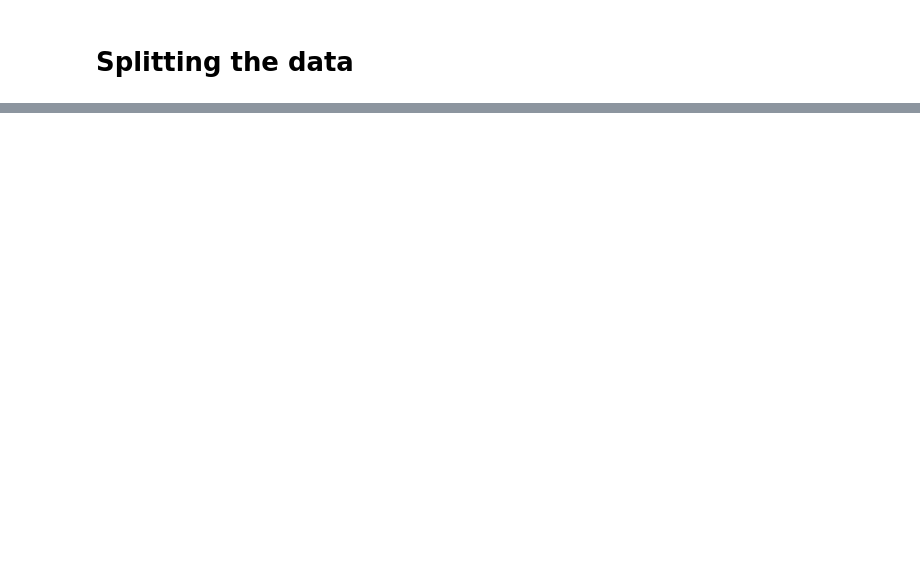
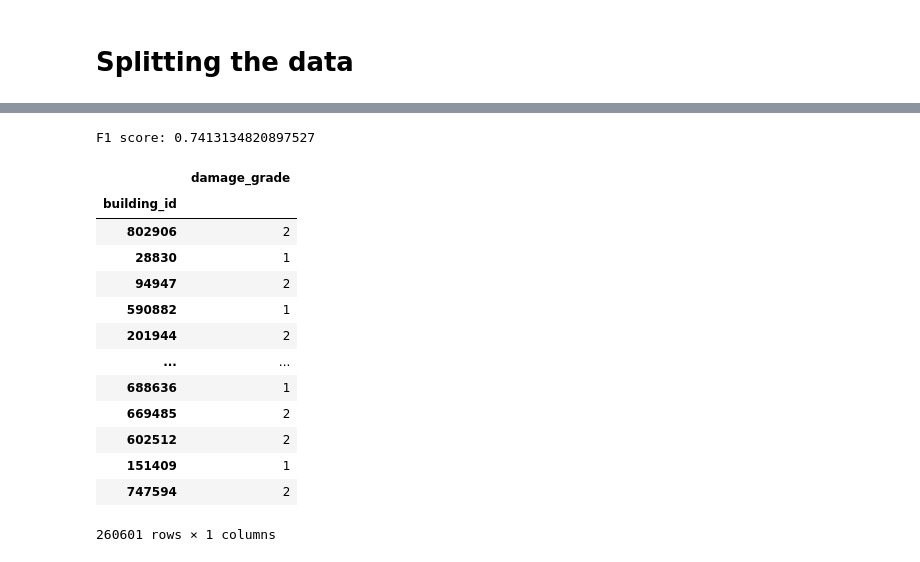
Before and after one commit to adamjasinski/richter-predictor, a Jupyter notebook: explore/explore_saf.ipynb, the cells around one changed output, grey strips where cells are left out. Saved outputs shown, nothing was run; the diff lists cells and outputs as text; code cells hidden in the pictures; blank space fills up the shorter version.

```diff
--- a/explore/explore_saf.ipynb
+++ b/explore/explore_saf.ipynb
@@ -91,0 +222,10 @@ full_data["geo3_encoded"] = full_data.groupby("geo_level_3_id")["damage_grade"].
+# %%
+from sklearn.metrics import f1_score
+
+pred_valid = clf.predict(X_valid)
+
+my_f1_score = f1_score(y_valid, pred_valid, average='micro')
+
+print(f"F1 score: {my_f1_score}")
+# %% [output]
+F1 score: 0.7413134820897527
@@ -91,0 +240,18 @@ full_data["geo3_encoded"] = full_data.groupby("geo_level_3_id")["damage_grade"].
+# %%
+y_train_encoded = y_train.copy() - 1
+y_train_encoded
+# %% [output]
+|  | damage_grade |
+| building_id |  |
+| 802906 | 2 |
+| 28830 | 1 |
+| 94947 | 2 |
+| 590882 | 1 |
+| 201944 | 2 |
+| ... | ... |
+| 688636 | 1 |
+| 669485 | 2 |
+| 602512 | 2 |
+| 151409 | 1 |
+| 747594 | 2 |
+260601 rows × 1 columns
```
Also changed, not shown: parts of 50 cells of this notebook.
